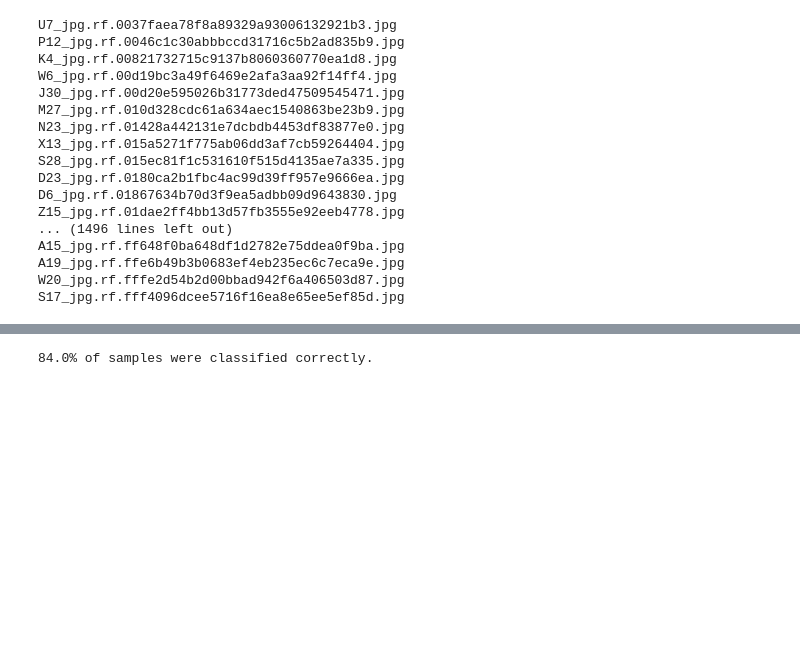
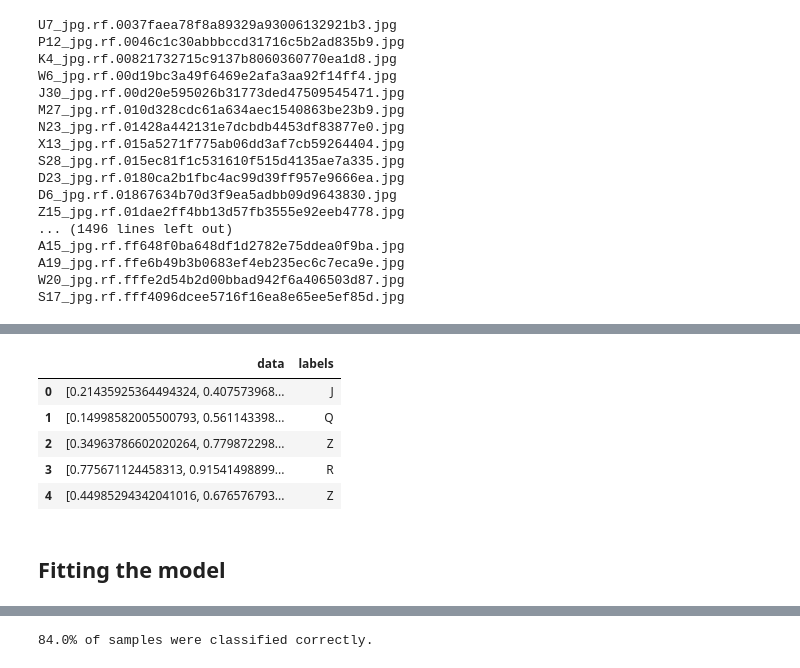
Before and after one commit to Anthony-Zurita/SwampHacks_X, a Jupyter notebook: AI_BIGDATA/SwampHacks.ipynb, the cells around one changed output, grey strips where cells are left out. Cells and saved outputs as stored; diff of their text form; code cells hidden in the pictures; blank space fills up the shorter version.

```diff
--- a/AI_BIGDATA/SwampHacks.ipynb
+++ b/AI_BIGDATA/SwampHacks.ipynb
@@ -897,0 +836,2 @@ filtered_labels = np.asarray(filtered_labels)
+# %%
+test_path = "/content/SwampHacks_X/ASL_Set/test/"
@@ -897,0 +849,13 @@ filtered_labels = np.asarray(filtered_labels)
+# %%
+testing_dict = process_data(test_df, test_path)
+# %%
+testing_dict.head()
+# %% [output]
+|  | data | labels |
+| 0 | [0.21435925364494324, 0.407573968... | J |
+| 1 | [0.14998582005500793, 0.561143398... | Q |
+| 2 | [0.34963786602020264, 0.779872298... | Z |
+| 3 | [0.775671124458313, 0.91541498899... | R |
+| 4 | [0.44985294342041016, 0.676576793... | Z |
+# %% [markdown]
+## Fitting the model
```
Also changed, not shown: parts of 77 cells of this notebook.
